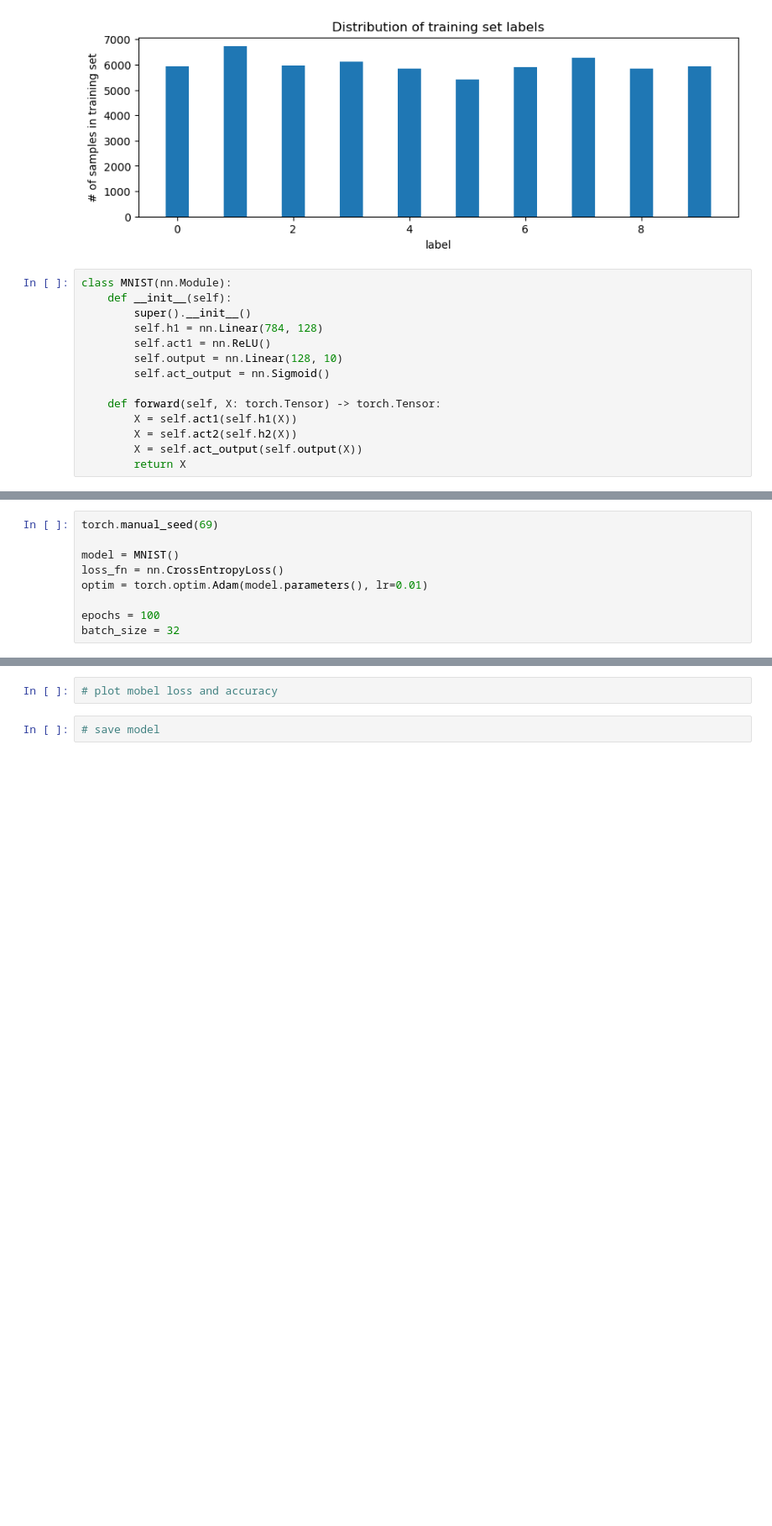
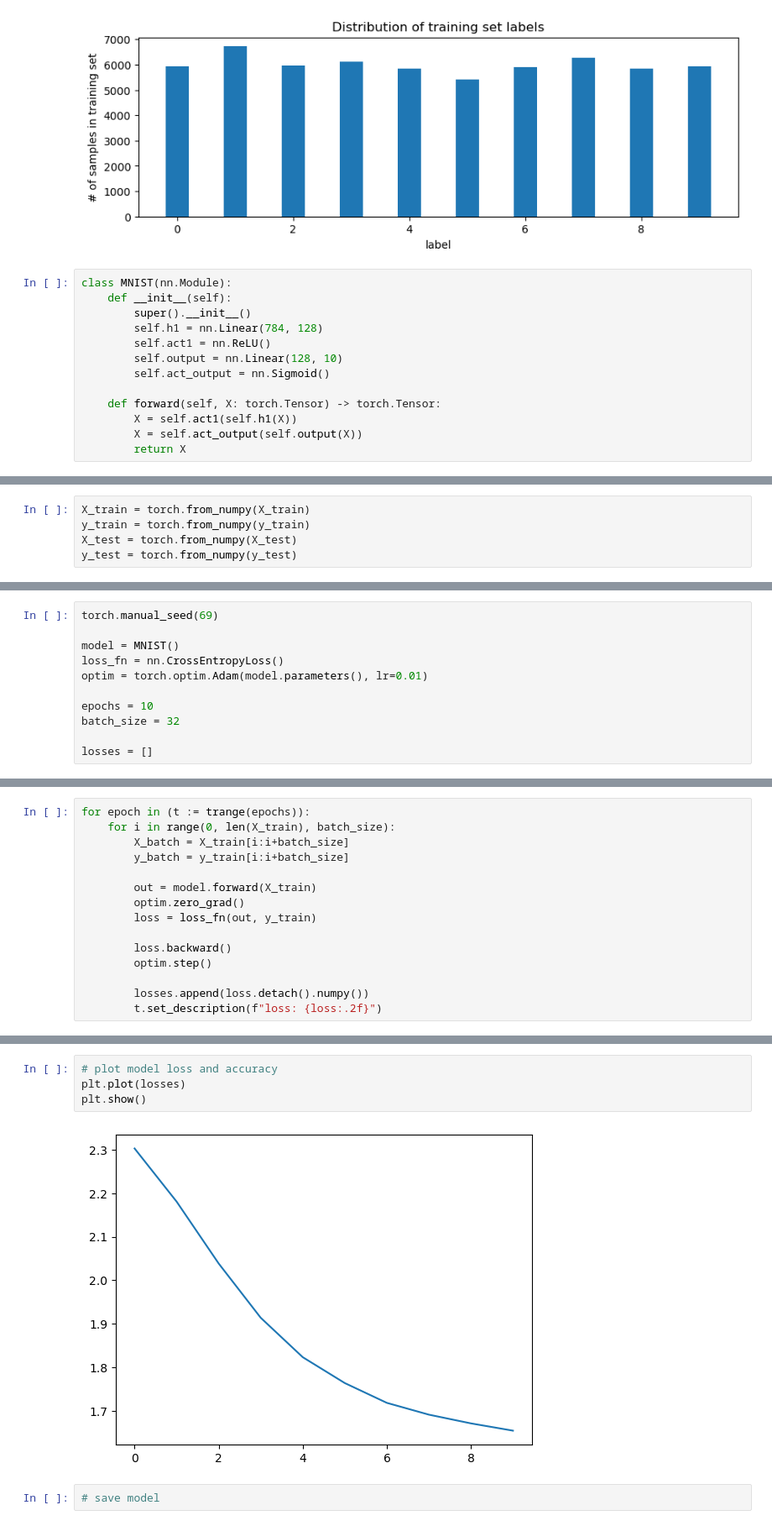
Before and after one commit to lukasnxyz/mnist-custom-classify, a Jupyter notebook: train_mnist.ipynb, the cells around one changed output, grey strips where cells are left out. Shown at 84% size. Drawn from its saved outputs; the diff is of its cells as text; blank space fills up the shorter version.

Commit message:
working on training model

```diff
--- a/train_mnist.ipynb
+++ b/train_mnist.ipynb
@@ -72,6 +72,5 @@ class MNIST(nn.Module):
 
     def forward(self, X: torch.Tensor) -> torch.Tensor:
         X = self.act1(self.h1(X))
-        X = self.act2(self.h2(X))
         X = self.act_output(self.output(X))
         return X
@@ -80,0 +77,5 @@ def accuracy(y_pred, y):
+# %%
+X_train = torch.from_numpy(X_train)
+y_train = torch.from_numpy(y_train)
+X_test = torch.from_numpy(X_test)
+y_test = torch.from_numpy(y_test)
@@ -85,5 +88,7 @@ model = MNIST()
 loss_fn = nn.CrossEntropyLoss()
 optim = torch.optim.Adam(model.parameters(), lr=0.01)
 
-epochs = 100
+epochs = 10
 batch_size = 32
+
+losses = []
@@ -91,0 +95,15 @@ batch_size = 32
+# %%
+for epoch in (t := trange(epochs)):
+    for i in range(0, len(X_train), batch_size):
+        X_batch = X_train[i:i+batch_size]
+        y_batch = y_train[i:i+batch_size]
+
+        out = model.forward(X_train)
+        optim.zero_grad()
+        loss = loss_fn(out, y_train)
+
+        loss.backward()
+        optim.step()
+
+        losses.append(loss.detach().numpy())
+        t.set_description(f"loss: {loss:.2f}")
@@ -92,4 +134,8 @@ batch_size = 32
 # %%
-# plot mobel loss and accuracy
+# plot model loss and accuracy
+plt.plot(losses)
+plt.show()
+# %% [output]
+[figure, added]
 # %%
 # save model
```
Also changed, not shown: parts of 6 cells of this notebook.
